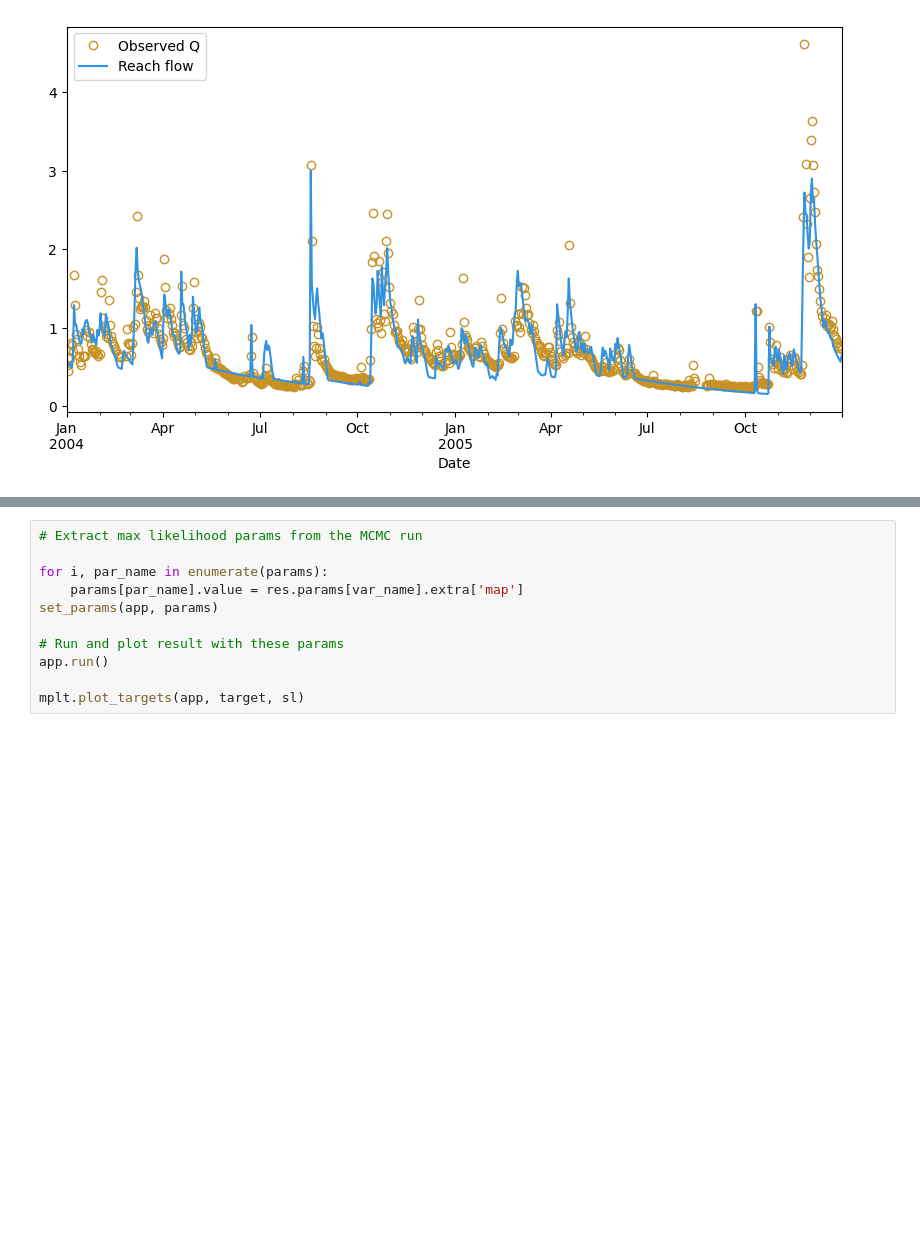
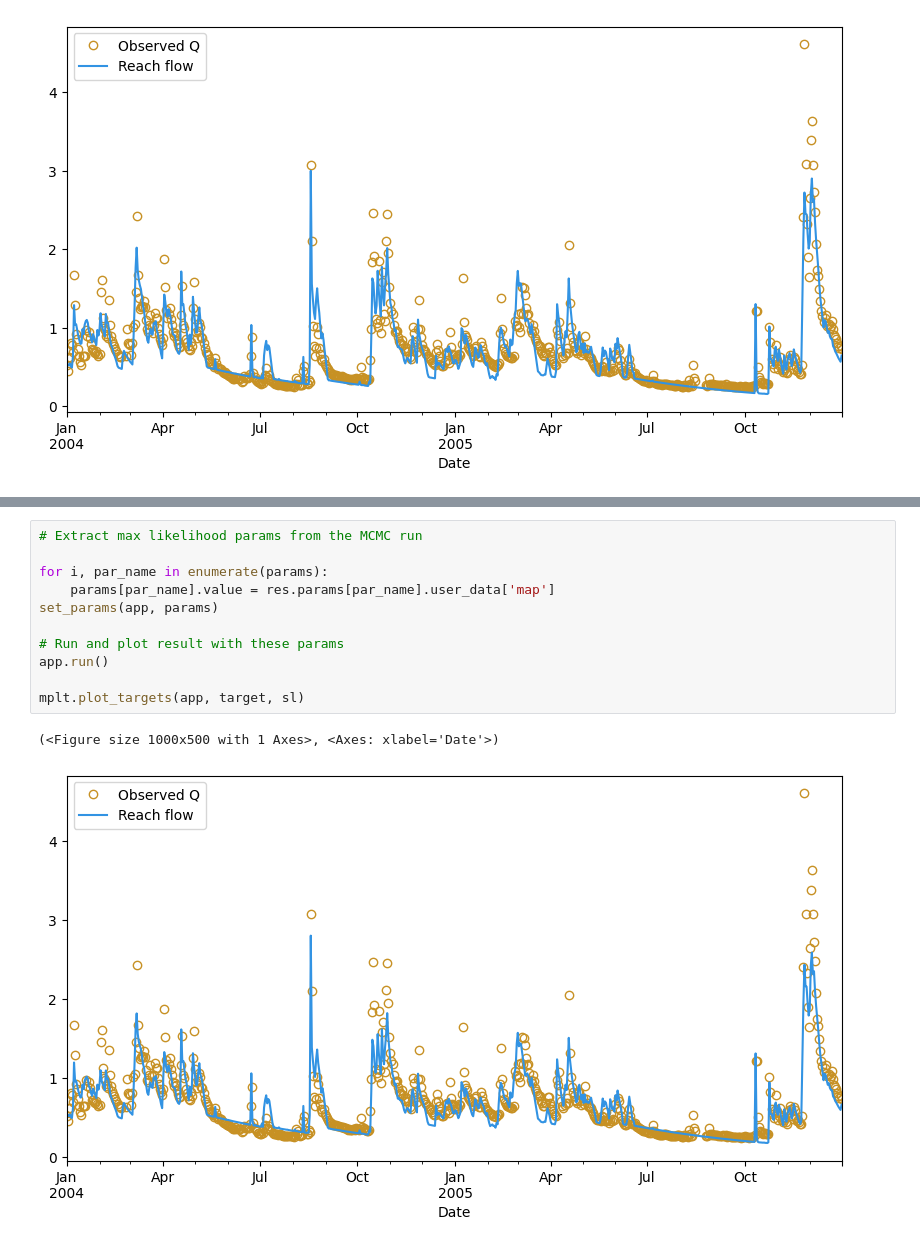
Before and after one commit to NIVANorge/Mobius2, a Jupyter notebook: example_notebooks/mcmc_example_python.ipynb, the cells around one changed output, grey strips where cells are left out. Saved outputs shown, nothing was run; the diff lists cells and outputs as text; blank space fills up the shorter version.

```diff
--- a/example_notebooks/mcmc_example_python.ipynb
+++ b/example_notebooks/mcmc_example_python.ipynb
@@ -129,11 +131,14 @@ c = corner.corner(samples,
 # %%
 # Extract max likelihood params from the MCMC run
 
 for i, par_name in enumerate(params):
-    params[par_name].value = res.params[var_name].extra['map']
+    params[par_name].value = res.params[par_name].user_data['map']
 set_params(app, params)
 
 # Run and plot result with these params
 app.run()
 
 mplt.plot_targets(app, target, sl)
+# %% [output]
+(<Figure size 1000x500 with 1 Axes>, <Axes: xlabel='Date'>)
+[figure, added]
```
Also changed, not shown: parts of 3 cells of this notebook.
